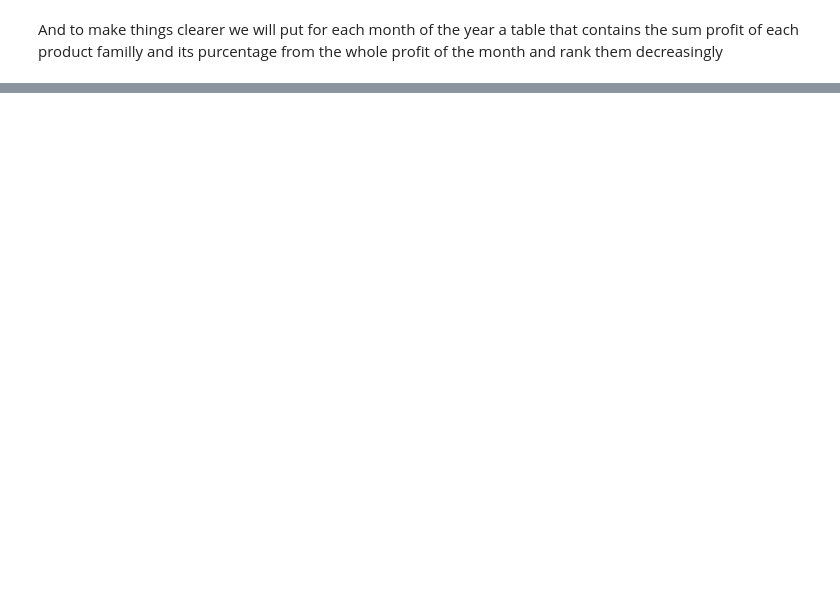
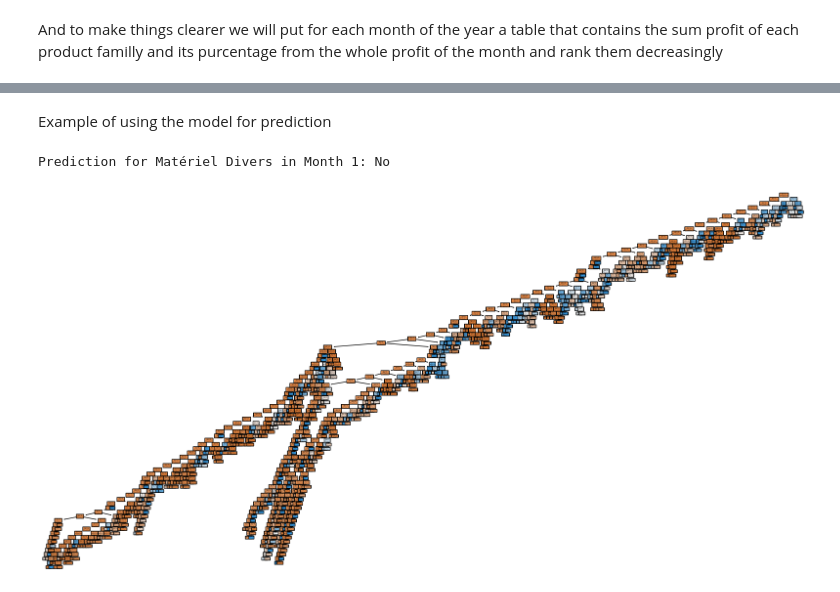
Before and after one commit to djallilou13/data_maining_project, a Jupyter notebook: project.ipynb, the cells around one changed output, grey strips where cells are left out. Saved outputs shown, nothing was run; the diff lists cells and outputs as text; code cells hidden in the pictures; blank space fills up the shorter version.

```diff
--- a/project.ipynb
+++ b/project.ipynb
@@ -154,0 +345,3 @@ Preprocess the data to transform it into a suitable format (type) for analysis s
+# %%
+fixedData = fixedData.drop(columns=['TypeEffet', 'Code Produit', 'Reference Produit', 'NLot', 'Produit_Designation', 'DetailEffet_Designation', 'PrixAchat'])
+fixedData
@@ -160,10 +367,10 @@ Preprocess the data to transform it into a suitable format (type) for analysis s
 first we want to see the sum profit(DetailEffet_Marge) of each product familly from 2012 unitl 2020 in each month so we can know which product familly has the best profit in a certain month
 # %%
 # Extract month and year from the 'Date' column
-dataLivraison['Month'] = dataLivraison['Date'].dt.month
+fixedData['Month'] = fixedData['Date'].dt.month
 
 # Group by 'FamilleArticle' and 'Month' and sum the 'DetailEffet_Marge' for each group
-grouped = dataLivraison.groupby(['FamilleArticle', 'Month'])['DetailEffet_Marge'].sum().reset_index()
+grouped = fixedData.groupby(['FamilleArticle', 'Month'])['DetailEffet_Marge'].sum().reset_index()
 
 # Splitting categories into groups of 10 for plotting
 categories = grouped['FamilleArticle'].unique()
@@ -476,28 +535,3 @@ for famille, famille_group in evolution_data.groupby('FamilleArticle'):
     plt.grid(True)
     plt.savefig(f'evolution_famille/{famille}.png')
     plt.close()
-# %%
-# Step 1: Convert 'Date' column to datetime format
-fixedData['Date'] = pd.to_datetime(fixedData['Date'])
-
-# Step 2: Extract the month from the 'Date' column
-fixedData['Month'] = fixedData['Date'].dt.month
-fixedData['Year'] = fixedData['Date'].dt.year
-
-# Step 3: Group by month and calculate the sum of 'DetailEffet_Marge'
-monthly_sum = fixedData.groupby(['Year', 'Month'])['DetailEffet_Marge'].sum().reset_index()
-monthly_sum.rename(columns={'DetailEffet_Marge': 'Monthly_DetailEffet_Marge_Sum'}, inplace=True)
-
-# Step 4: Merge the sum back into the original dataset based on the month
-fixedData = pd.merge(fixedData, monthly_sum, on=['Year', 'Month'], how='left', suffixes=('', '_monthly'))
-
-# Step 5: Create a new column for the percentage calculation
-fixedData['Percentage_of_Monthly_DetailEffet_Marge'] = (fixedData['DetailEffet_Marge'] / fixedData['Monthly_DetailEffet_Marge_Sum']) * 100
-# Step 6: Add a new column based on the condition
-fixedData['Profitability'] = 'Not Profitable'
-fixedData.loc[fixedData['Percentage_of_Monthly_DetailEffet_Marge'] > 0.05, 'Profitability'] = 'Profitable'
-# Drop the intermediate 'Month' column if you don't need it anymore
-fixedData = fixedData.drop('Month', axis=1)
-
-# Display the updated DataFrame
-fixedData
@@ -551,0 +599,23 @@ Knowing each average profit of each product familly in the last 10 years is not
+# %% [markdown]
+Example of using the model for prediction
+# %%
+new_product_name = "Matériel Divers"
+new_month = 1 # January
+new_data = pd.DataFrame({'FamilleArticle': [new_product_name], 'Month': [new_month]})
+
+# Prediction
+prediction_new_data = grid_search.predict(new_data)
+print(f'Prediction for {new_product_name} in Month {new_month}: {prediction_new_data[0]}')
+# %% [output]
+Prediction for Matériel Divers in Month 1: No
+# %%
+# Assuming you have already fitted your GridSearchCV object named grid_search
+best_rf_model = grid_search.best_estimator_['classifier']
+estimator = best_rf_model.estimators_[0]  # Extract one tree
+
+# Plot the decision tree without specifying feature names
+plt.figure(figsize=(20, 10))
+plot_tree(estimator, filled=True, class_names=True, rounded=True)
+plt.show()
+# %% [output]
+[figure, added]
```
Also changed, not shown: parts of 91 cells of this notebook.
